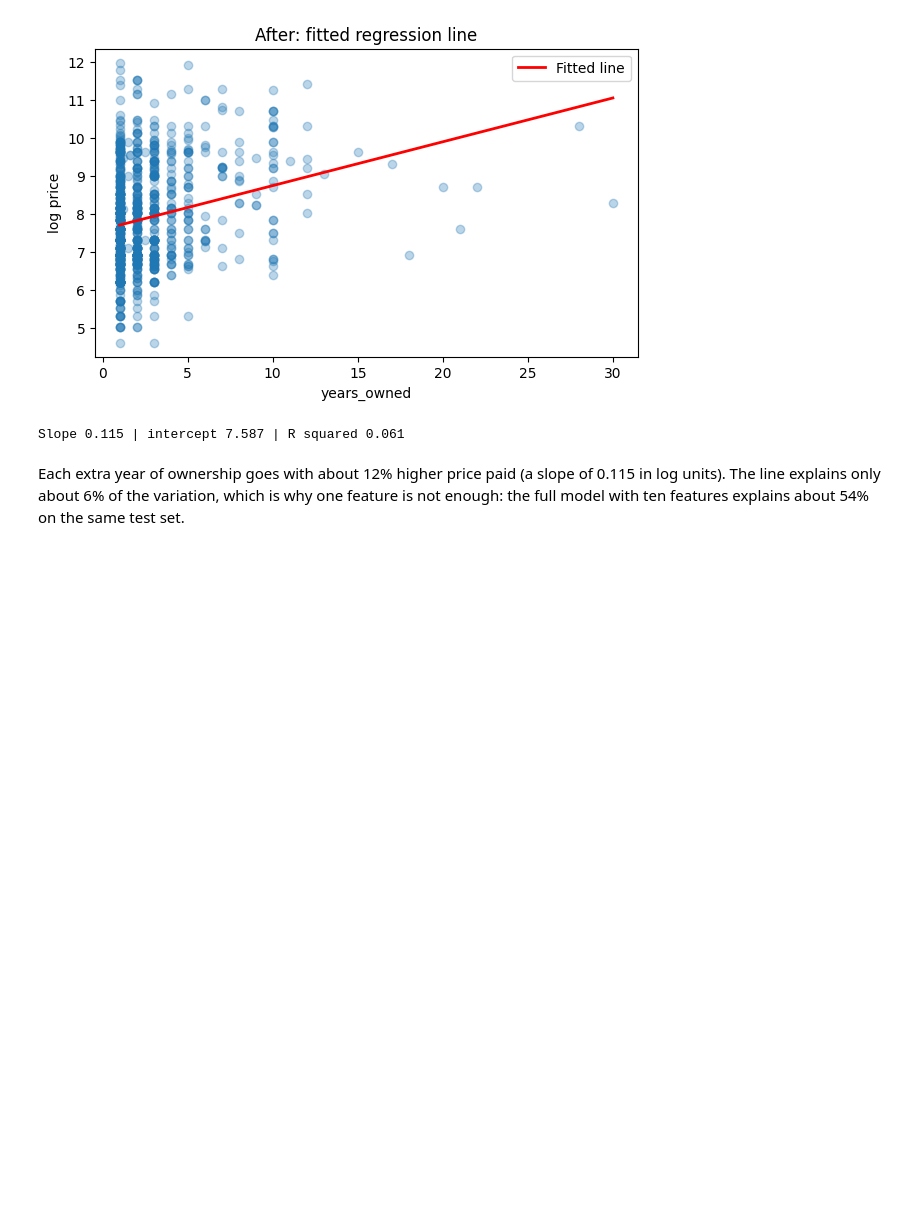
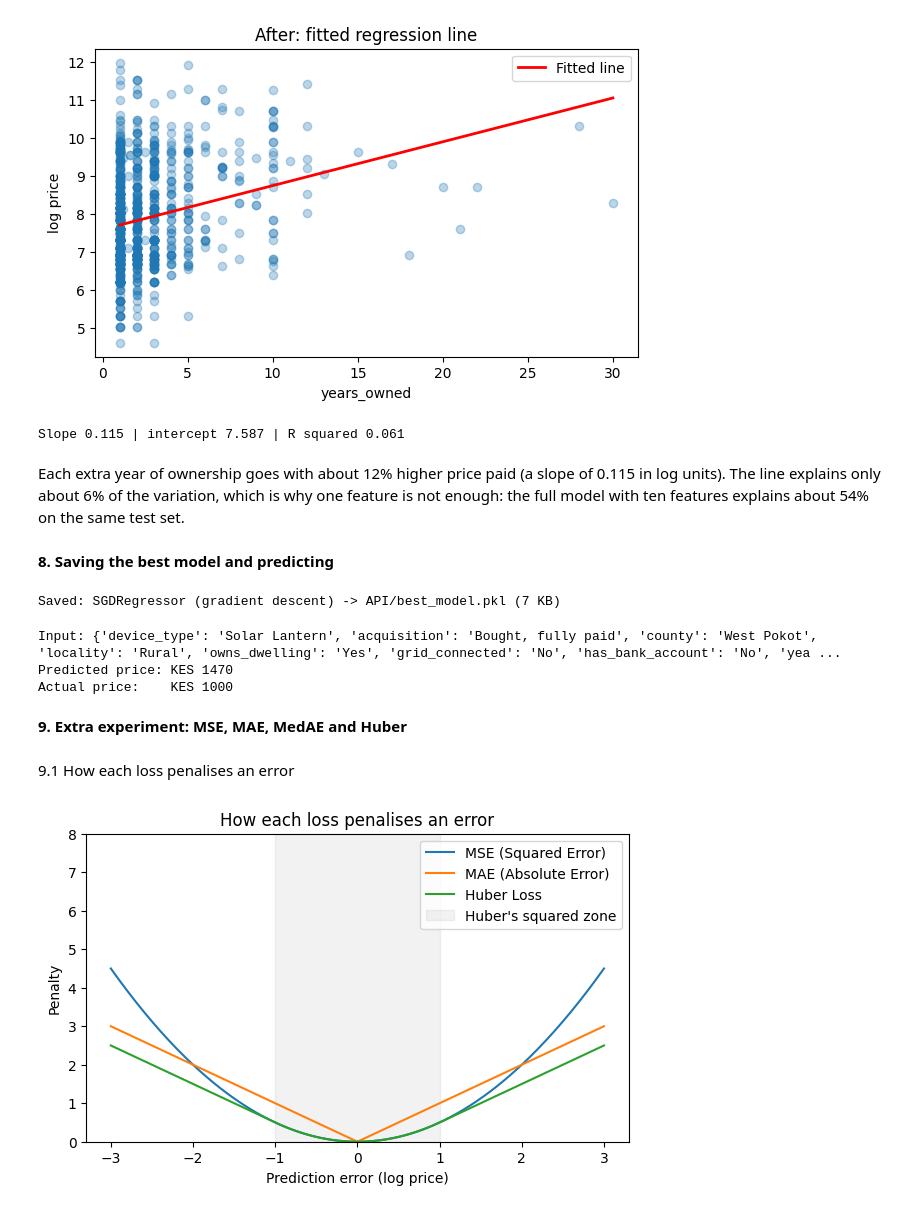
Before and after one commit to MBeckyAlek/linear_regression_model, a Jupyter notebook: summative/linear_regression/multivariate.ipynb, the cells around one changed output. Cells and saved outputs as stored; diff of their text form; code cells hidden in the pictures; blank space fills up the shorter version.

Commit message:
extrae experiments and packages.

```diff
--- a/summative/linear_regression/multivariate.ipynb
+++ b/summative/linear_regression/multivariate.ipynb
@@ -721,3 +721,55 @@ print("Slope %.3f | intercept %.3f | R squared %.3f" % (
 Slope 0.115 | intercept 7.587 | R squared 0.061
 # %% [markdown]
 Each extra year of ownership goes with about 12% higher price paid (a slope of 0.115 in log units). The line explains only about 6% of the variation, which is why one feature is not enough: the full model with ten features explains about 54% on the same test set.
+# %% [markdown]
+**8. Saving the best model and predicting**
+# %%
+best_model = models[best_name]
+best_pipeline = Pipeline([("prep", preprocessor), ("model", best_model)])   # both parts are already fitted
+joblib.dump(best_pipeline, "API/best_model.pkl")
+print("Saved:", best_name, "-> API/best_model.pkl (%.0f KB)" % (os.path.getsize("API/best_model.pkl") / 1024))
+# %% [output]
+Saved: SGDRegressor (gradient descent) -> API/best_model.pkl (7 KB)
+# %%
+def predict_price(row: dict, model_path: str = "API/best_model.pkl") -> float:
+    """Load the saved pipeline and return the predicted upfront price in KES for one device."""
+    pipeline = joblib.load(model_path)
+    X_one = pd.DataFrame([row])
+    log_price = pipeline.predict(X_one)[0]
+    return float(np.exp(log_price))          # the model predicts log price, so convert back
+
+
+row = X_test.iloc[0].to_dict()               # one row of the test set, in raw form
+print("Input:", row)
+print("Predicted price: KES %.0f" % predict_price(row))
+print("Actual price:    KES %.0f" % np.exp(y_test.iloc[0]))
+# %% [output]
+Input: {'device_type': 'Solar Lantern', 'acquisition': 'Bought, fully paid', 'county': 'West Pokot', 'locality': 'Rural', 'owns_dwelling': 'Yes', 'grid_connected': 'No', 'has_bank_account': 'No', 'yea ...
+Predicted price: KES 1470
+Actual price:    KES 1000
+# %% [markdown]
+**9. Extra experiment: MSE, MAE, MedAE and Huber**
+# %% [markdown]
+9.1 How each loss penalises an error
+# %%
+# Define variables for the loss visualization
+delta = 1.0
+err = np.linspace(-3, 3, 300)
+
+# Calculate penalties for each loss function
+shapes = {
+    "MSE (Squared Error)": 0.5 * err**2,
+    "MAE (Absolute Error)": np.abs(err),
+    "Huber Loss": np.where(np.abs(err) <= delta, 0.5 * err**2, delta * (np.abs(err) - 0.5 * delta))
+}
+
+plt.figure(figsize=(7, 4))
+for name, penalty in shapes.items():
+    plt.plot(err, penalty, label=name)
+plt.axvspan(-delta, delta, color="grey", alpha=0.1, label="Huber's squared zone")
+plt.ylim(0, 8)
+plt.xlabel("Prediction error (log price)"); plt.ylabel("Penalty")
+plt.title("How each loss penalises an error"); plt.legend()
+plt.show()
+# %% [output]
+[figure, added]
```
Also changed, not shown: parts of 15 cells of this notebook.
